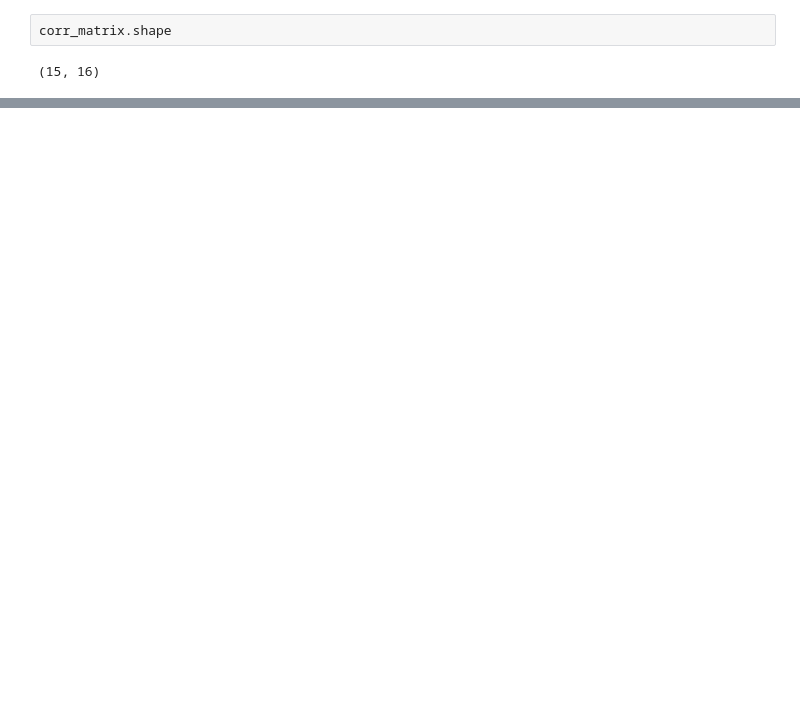
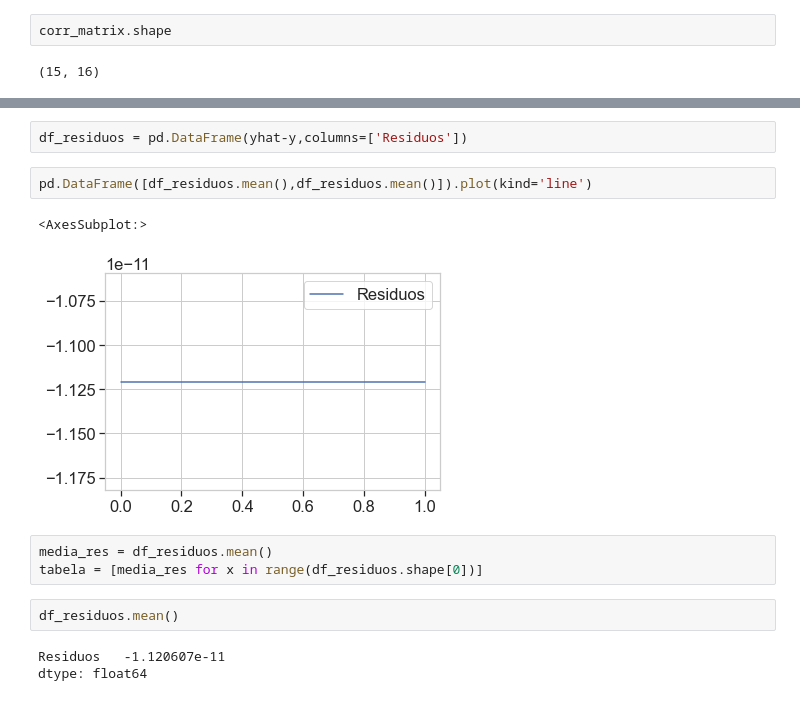
Before and after one commit to fabioheiji/mqaa, a Jupyter notebook: Regressao_Linear_Multipla.ipynb, the cells around one changed output, grey strips where cells are left out. Cells and saved outputs as stored; diff of their text form; blank space fills up the shorter version.

Commit message:
Analise residuos

```diff
--- a/Regressao_Linear_Multipla.ipynb
+++ b/Regressao_Linear_Multipla.ipynb
@@ -626,0 +712,15 @@ corr_matrix.shape
+# %%
+df_residuos = pd.DataFrame(yhat-y,columns=['Residuos'])
+# %%
+pd.DataFrame([df_residuos.mean(),df_residuos.mean()]).plot(kind='line')
+# %% [output]
+<AxesSubplot:>
+[figure, added]
+# %%
+media_res = df_residuos.mean()
+tabela = [media_res for x in range(df_residuos.shape[0])]
+# %%
+df_residuos.mean()
+# %% [output]
+Residuos   -1.120607e-11
+dtype: float64
```
Also changed, not shown: parts of 17 cells of this notebook.
